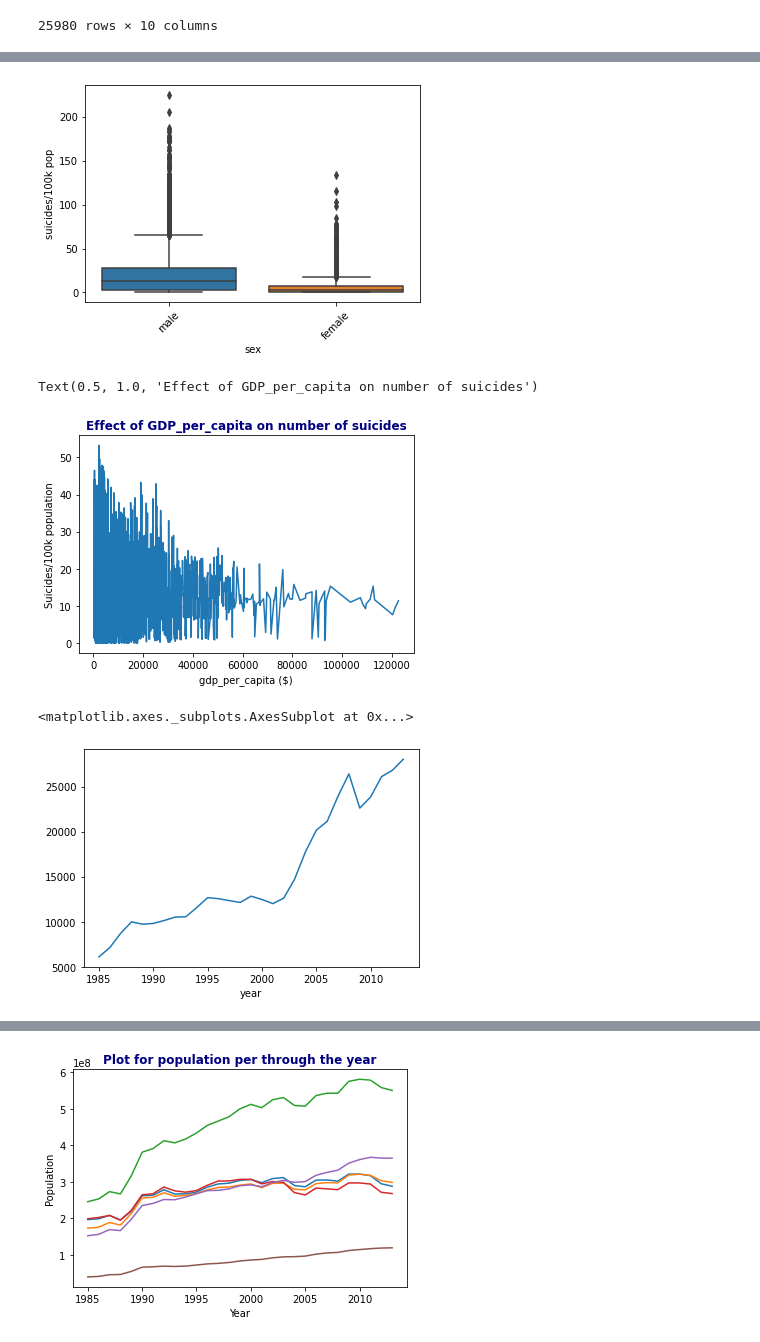
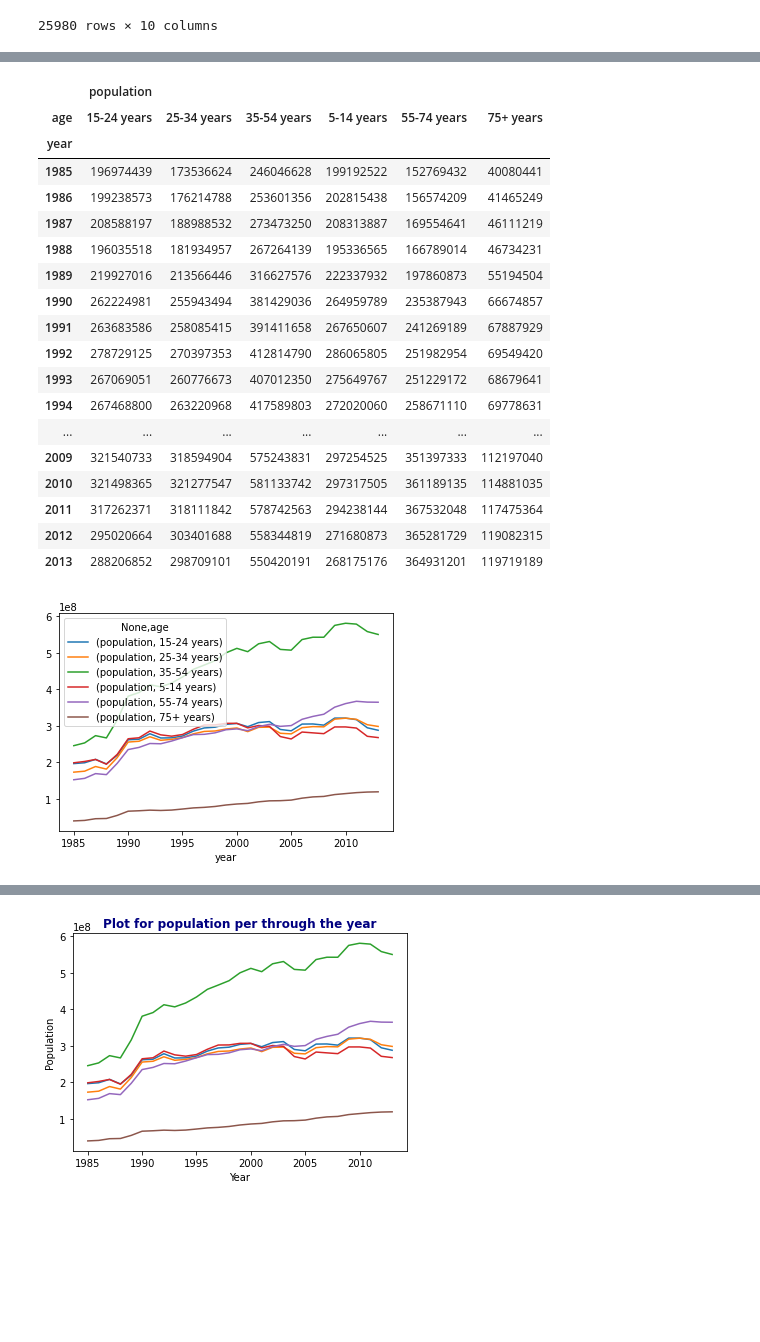
Before and after one commit to Maitreyeej/Global_Suicides_Number_Prediction, a Jupyter notebook: Suicide_Rates.ipynb, the cells around one changed output, grey strips where cells are left out. Saved outputs shown, nothing was run; the diff lists cells and outputs as text; code cells hidden in the pictures; blank space fills up the shorter version.

```diff
--- a/Suicide_Rates.ipynb
+++ b/Suicide_Rates.ipynb
@@ -176,17 +216,26 @@ Text(0.5, 1.0, 'Box Plot for Mean number of suicides as per Age Group')
-# %%
-ax=sns.boxplot(x='sex', y='suicides/100k pop', data=Suicide_df_1, notch=False);
-ax.set_xticklabels(ax.get_xticklabels(),rotation=45);
-# %% [output]
-[figure, removed]
-# %%
-Suicide_capita.plot()
-plt.ylabel('Suicides/100k population')
-plt.title('Effect of GDP_per_capita on number of suicides', fontweight='bold', c='navy')
-# %% [output]
-Text(0.5, 1.0, 'Effect of GDP_per_capita on number of suicides')
-[figure, removed]
+# %%
+pivot_population
+# %% [output]
+|  | population |  |  |  |  |  |
+| age | 15-24 years | 25-34 years | 35-54 years | 5-14 years | 55-74 years | 75+ years |
+| year |  |  |  |  |  |  |
+| 1985 | 196974439 | 173536624 | 246046628 | 199192522 | 152769432 | 40080441 |
+| 1986 | 199238573 | 176214788 | 253601356 | 202815438 | 156574209 | 41465249 |
+| 1987 | 208588197 | 188988532 | 273473250 | 208313887 | 169554641 | 46111219 |
+| 1988 | 196035518 | 181934957 | 267264139 | 195336565 | 166789014 | 46734231 |
+| 1989 | 219927016 | 213566446 | 316627576 | 222337932 | 197860873 | 55194504 |
+| 1990 | 262224981 | 255943494 | 381429036 | 264959789 | 235387943 | 66674857 |
+| 1991 | 263683586 | 258085415 | 391411658 | 267650607 | 241269189 | 67887929 |
+| 1992 | 278729125 | 270397353 | 412814790 | 286065805 | 251982954 | 69549420 |
+| 1993 | 267069051 | 260776673 | 407012350 | 275649767 | 251229172 | 68679641 |
+| 1994 | 267468800 | 263220968 | 417589803 | 272020060 | 258671110 | 69778631 |
+| ... | ... | ... | ... | ... | ... | ... |
+| 2009 | 321540733 | 318594904 | 575243831 | 297254525 | 351397333 | 112197040 |
+| 2010 | 321498365 | 321277547 | 581133742 | 297317505 | 361189135 | 114881035 |
+| 2011 | 317262371 | 318111842 | 578742563 | 294238144 | 367532048 | 117475364 |
+| 2012 | 295020664 | 303401688 | 558344819 | 271680873 | 365281729 | 119082315 |
+| 2013 | 288206852 | 298709101 | 550420191 | 268175176 | 364931201 | 119719189 |
 # %%
-Suicide_gdp.plot()
+pivot_population.plot();
 # %% [output]
-<matplotlib.axes._subplots.AxesSubplot at 0x...>
-[figure, old version]
+[figure, new version]
```
Also changed, not shown: parts of 62 cells of this notebook.
